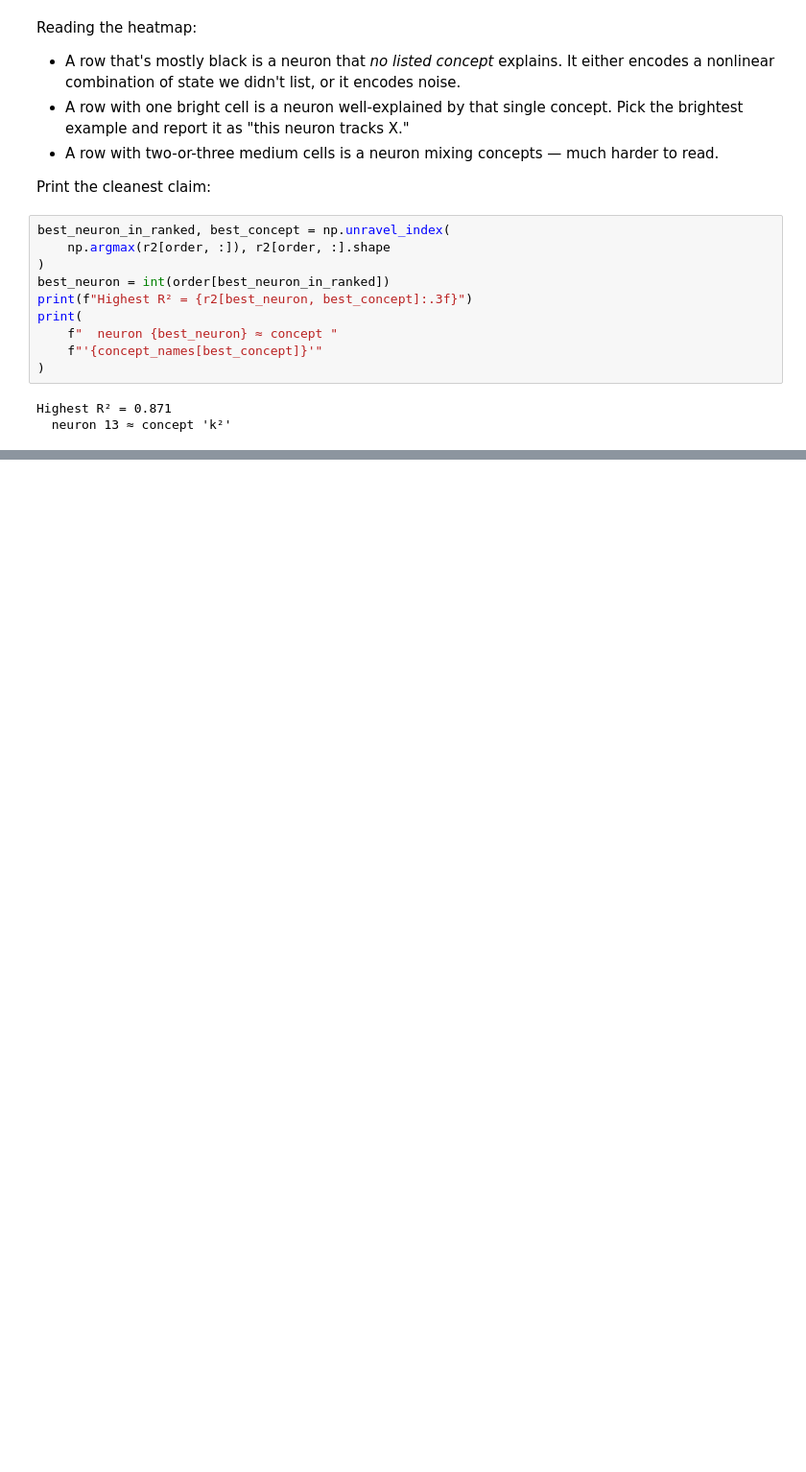
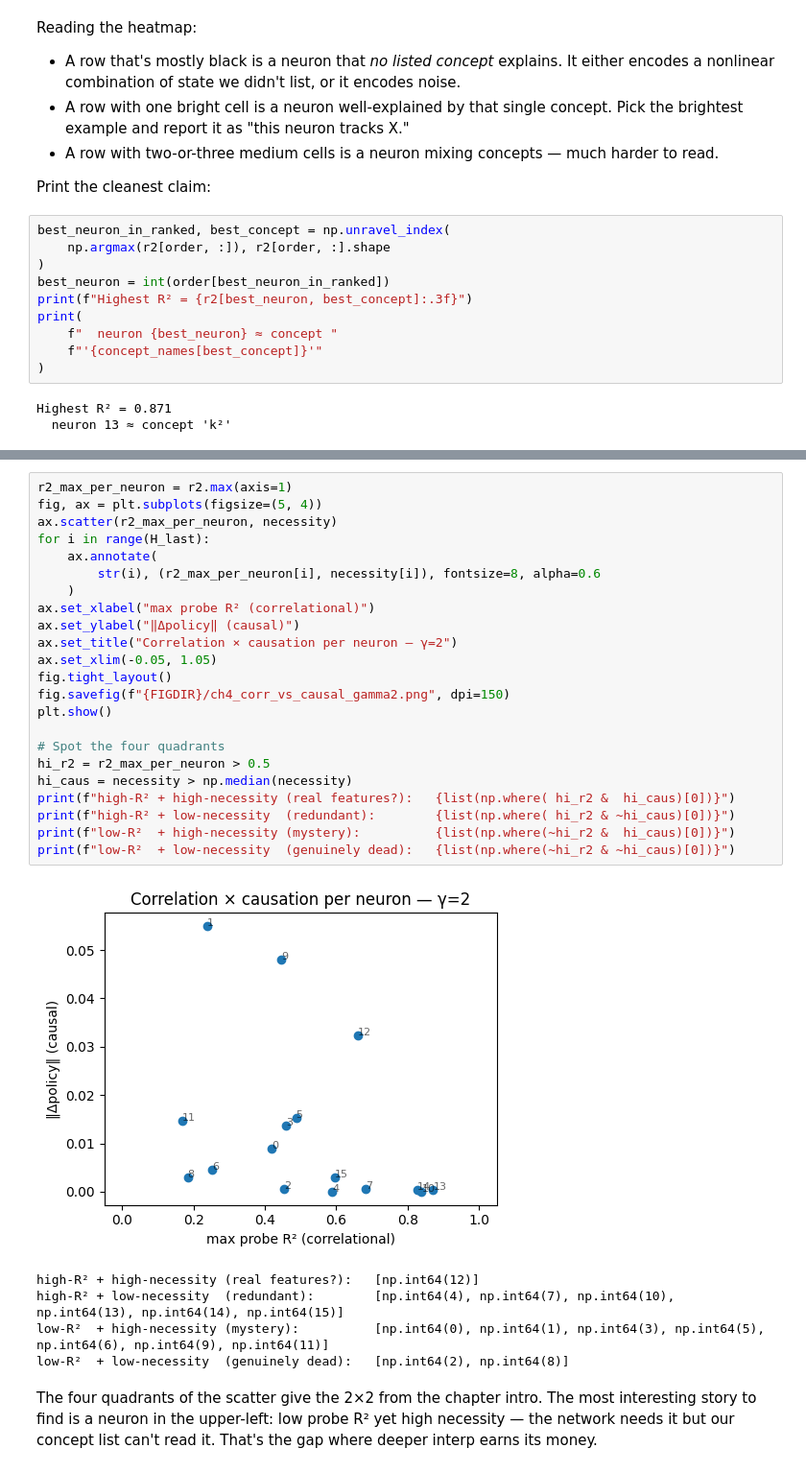
Before and after one commit to deqn-jax/deqn-jax, a Jupyter notebook: examples/interp_brock_mirman.ipynb, the cells around one changed output, grey strips where cells are left out. Shown at 96% size. Cells and saved outputs as stored; diff of their text form; blank space fills up the shorter version.

```diff
--- a/examples/interp_brock_mirman.ipynb
+++ b/examples/interp_brock_mirman.ipynb
@@ -344,0 +376,34 @@ Highest R² = 0.871
+# %%
+r2_max_per_neuron = r2.max(axis=1)
+fig, ax = plt.subplots(figsize=(5, 4))
+ax.scatter(r2_max_per_neuron, necessity)
+for i in range(H_last):
+    ax.annotate(
+        str(i), (r2_max_per_neuron[i], necessity[i]), fontsize=8, alpha=0.6
+    )
+ax.set_xlabel("max probe R² (correlational)")
+ax.set_ylabel("‖Δpolicy‖ (causal)")
+ax.set_title("Correlation × causation per neuron — γ=2")
+ax.set_xlim(-0.05, 1.05)
+fig.tight_layout()
+fig.savefig(f"{FIGDIR}/ch4_corr_vs_causal_gamma2.png", dpi=150)
+plt.show()
+
+# Spot the four quadrants
+hi_r2 = r2_max_per_neuron > 0.5
+hi_caus = necessity > np.median(necessity)
+print(f"high-R² + high-necessity (real features?):   {list(np.where( hi_r2 &  hi_caus)[0])}")
+print(f"high-R² + low-necessity  (redundant):        {list(np.where( hi_r2 & ~hi_caus)[0])}")
+print(f"low-R²  + high-necessity (mystery):          {list(np.where(~hi_r2 &  hi_caus)[0])}")
+print(f"low-R²  + low-necessity  (genuinely dead):   {list(np.where(~hi_r2 & ~hi_caus)[0])}")
+# %% [output]
+[figure, added]
+high-R² + high-necessity (real features?):   [np.int64(12)]
+high-R² + low-necessity  (redundant):        [np.int64(4), np.int64(7), np.int64(10), np.int64(13), np.int64(14), np.int64(15)]
+low-R²  + high-necessity (mystery):          [np.int64(0), np.int64(1), np.int64(3), np.int64(5), np.int64(6), np.int64(9), np.int64(11)]
+low-R²  + low-necessity  (genuinely dead):   [np.int64(2), np.int64(8)]
+# %% [markdown]
+The four quadrants of the scatter give the 2×2 from the chapter
+intro. The most interesting story to find is a neuron in the upper-left:
+low probe R² yet high necessity — the network needs it but our concept
+list can't read it. That's the gap where deeper interp earns its money.
```
Also changed, not shown: parts of 2 cells of this notebook, 3 other files.
